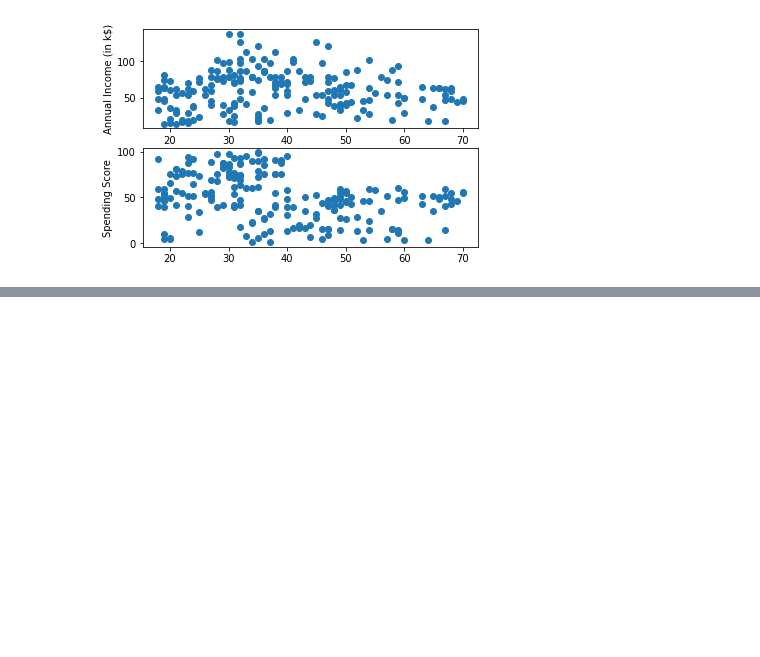
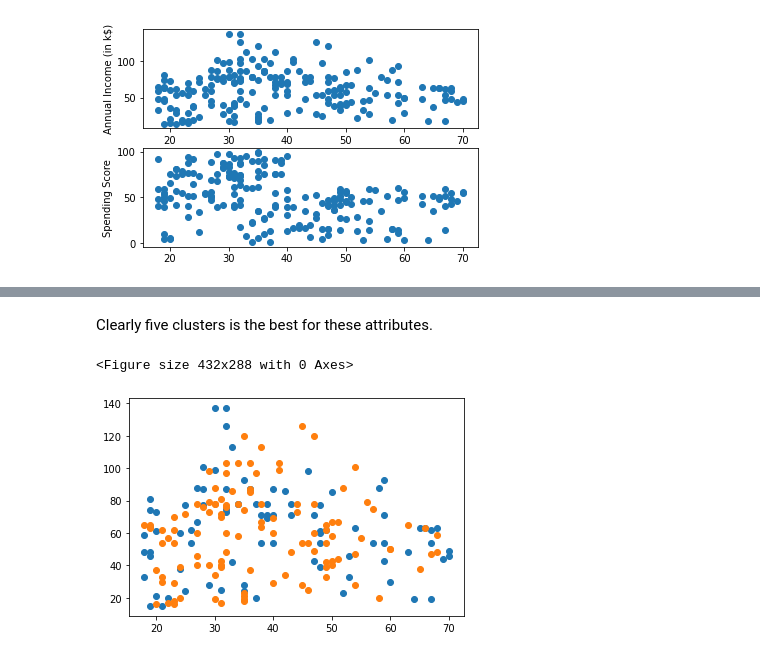
Before and after one commit to jdn5126/CommunitySegmentation, a Jupyter notebook: CustomerSegmentation.ipynb, the cells around one changed output, grey strips where cells are left out. Saved outputs shown, nothing was run; the diff lists cells and outputs as text; code cells hidden in the pictures; blank space fills up the shorter version.

```diff
--- a/CustomerSegmentation.ipynb
+++ b/CustomerSegmentation.ipynb
@@ -65,0 +132,12 @@ Text(0, 0.5, 'Spending Score')
+# %% [markdown]
+Clearly five clusters is the best for these attributes.
+# %%
+# Plot Gender vs other attributes
+plt.clf()
+fig = plt.figure()
+ax = plt.gca()
+for gender in ['Male' , 'Female']:
+    ax.scatter(x='Age', y='Annual Income (k$)', data=df[df['Gender'] == gender], label=gender)
+# %% [output]
+<Figure size 432x288 with 0 Axes>
+[figure, added]
```
Also changed, not shown: parts of 13 cells of this notebook.
